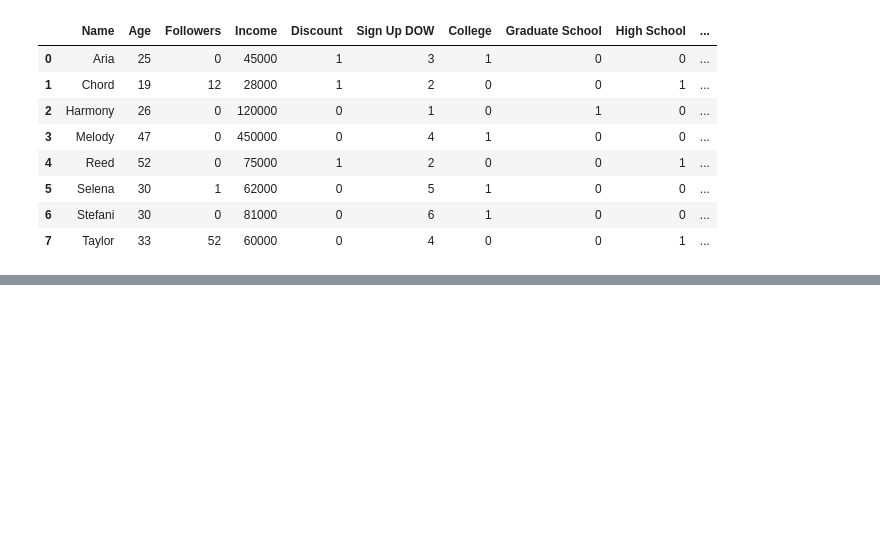
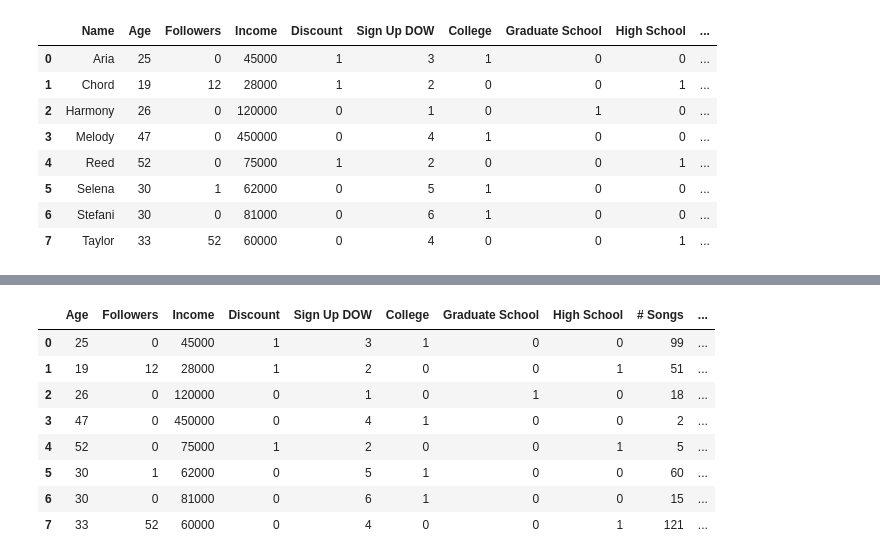
Before and after one commit to eek-dataguy/Unsupervised-ML, a Jupyter notebook: Practices/data_prep.ipynb, the cells around one changed output, grey strips where cells are left out. Saved outputs shown, nothing was run; the diff lists cells and outputs as text; code cells hidden in the pictures; blank space fills up the shorter version.

Commit message:
excluding identifiers from modeling

```diff
--- a/Practices/data_prep.ipynb
+++ b/Practices/data_prep.ipynb
@@ -695,0 +711,13 @@ model_df
+# %%
+model_df = model_df.drop(columns=['Name'])
+model_df
+# %% [output]
+|  | Age | Followers | Income | Discount | Sign Up DOW | College | Graduate School | High School | # Songs | ... |
+| 0 | 25 | 0 | 45000 | 1 | 3 | 1 | 0 | 0 | 99 | ... |
+| 1 | 19 | 12 | 28000 | 1 | 2 | 0 | 0 | 1 | 51 | ... |
+| 2 | 26 | 0 | 120000 | 0 | 1 | 0 | 1 | 0 | 18 | ... |
+| 3 | 47 | 0 | 450000 | 0 | 4 | 1 | 0 | 0 | 2 | ... |
+| 4 | 52 | 0 | 75000 | 1 | 2 | 0 | 0 | 1 | 5 | ... |
+| 5 | 30 | 1 | 62000 | 0 | 5 | 1 | 0 | 0 | 60 | ... |
+| 6 | 30 | 0 | 81000 | 0 | 6 | 1 | 0 | 0 | 15 | ... |
+| 7 | 33 | 52 | 60000 | 0 | 4 | 0 | 0 | 1 | 121 | ... |
```
Also changed, not shown: parts of 2 cells of this notebook.
